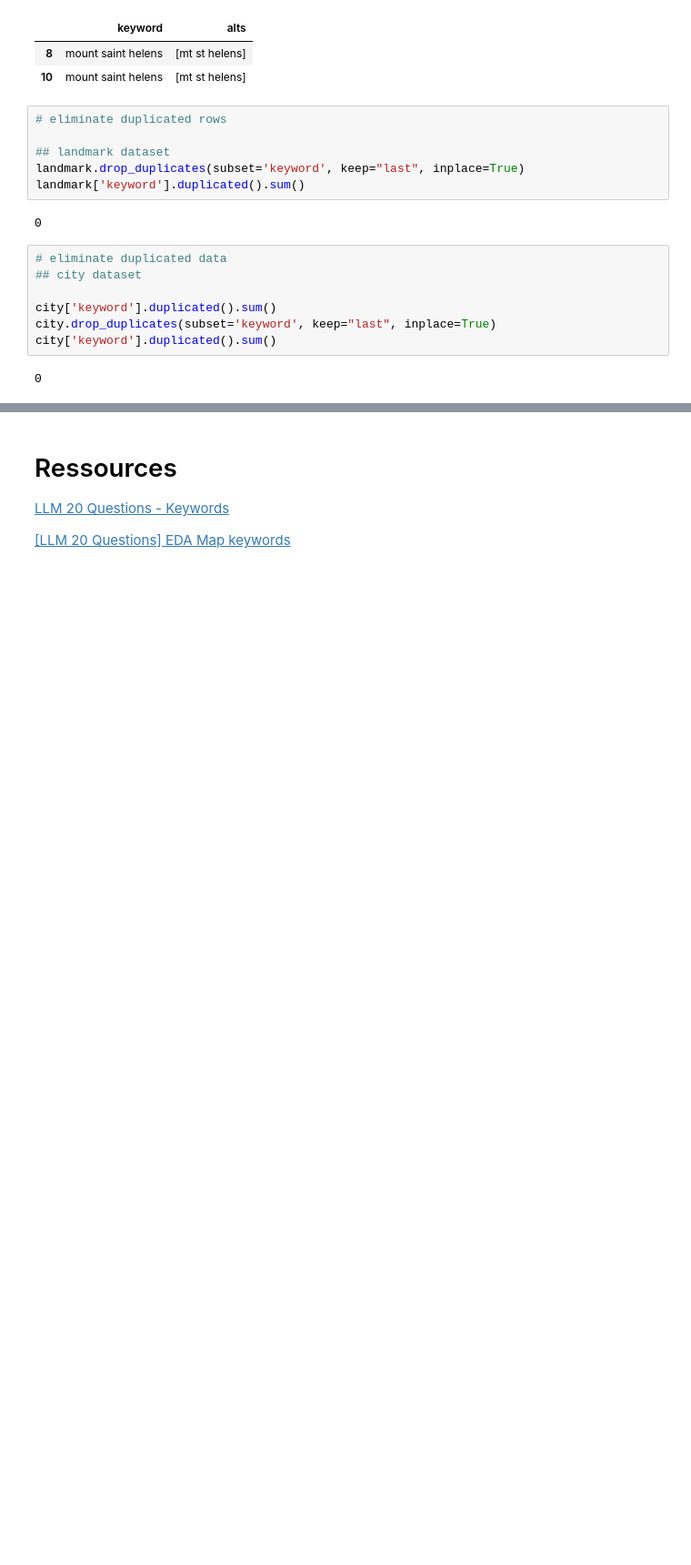
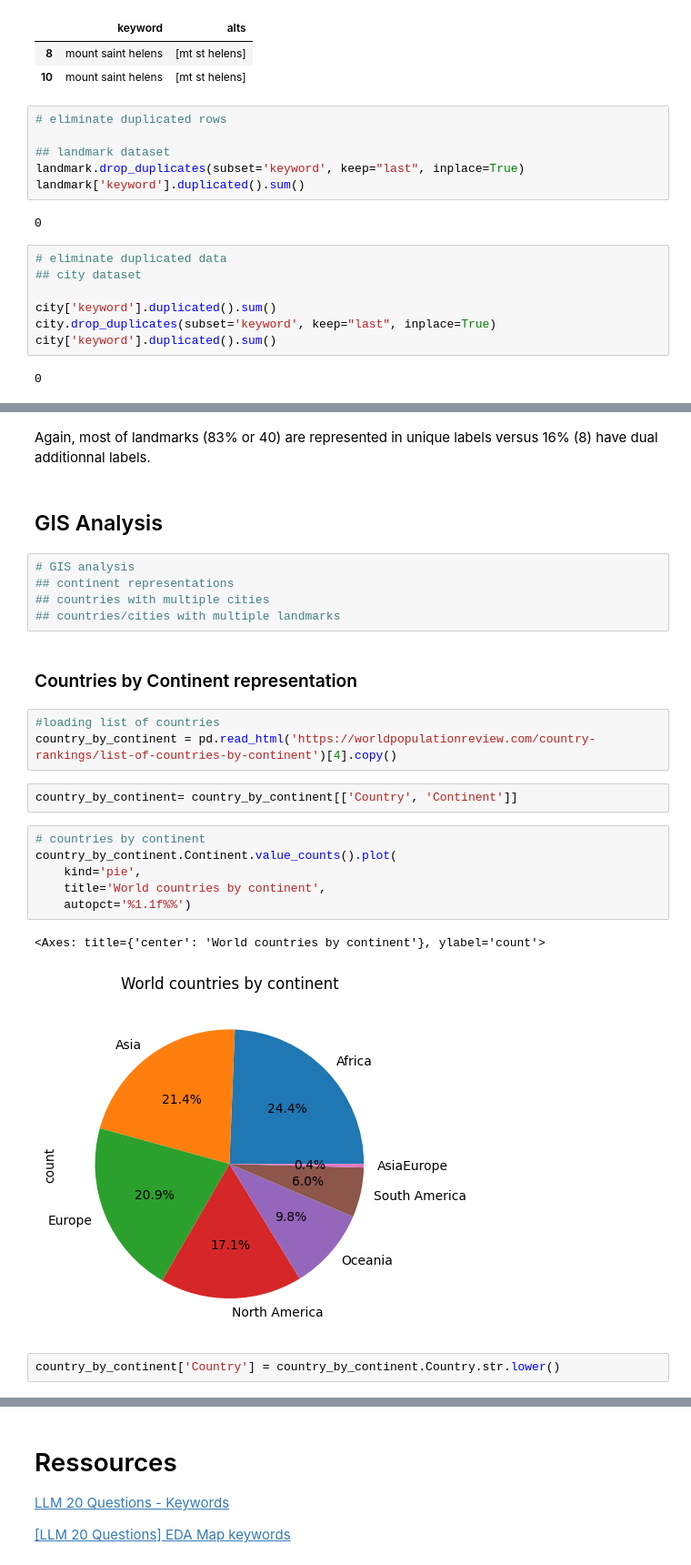
Before and after one commit to mzaoualim/Kaggle_LLM_20_Questions, a Jupyter notebook: Quick_EDA.ipynb, the cells around one changed output, grey strips where cells are left out. Shown: that part at 91% size. Drawn from its saved outputs; the diff is of its cells as text; blank space fills up the shorter version.

```diff
--- a/Quick_EDA.ipynb
+++ b/Quick_EDA.ipynb
@@ -377,0 +548,27 @@ p.plot(kind='bar')
+# %% [markdown]
+Again, most of landmarks (83% or 40) are represented in unique labels versus 16% (8) have dual additionnal labels.
+# %% [markdown]
+## GIS Analysis
+# %%
+# GIS analysis
+## continent representations
+## countries with multiple cities
+## countries/cities with multiple landmarks
+# %% [markdown]
+### Countries by Continent representation
+# %%
+#loading list of countries
+country_by_continent = pd.read_html('https://worldpopulationreview.com/country-rankings/list-of-countries-by-continent')[4].copy()
+# %%
+country_by_continent= country_by_continent[['Country', 'Continent']]
+# %%
+# countries by continent
+country_by_continent.Continent.value_counts().plot(
+    kind='pie',
+    title='World countries by continent',
+    autopct='%1.1f%%')
+# %% [output]
+<Axes: title={'center': 'World countries by continent'}, ylabel='count'>
+[figure, added]
+# %%
+country_by_continent['Country'] = country_by_continent.Country.str.lower()
```
Also changed, not shown: parts of 45 cells of this notebook.
